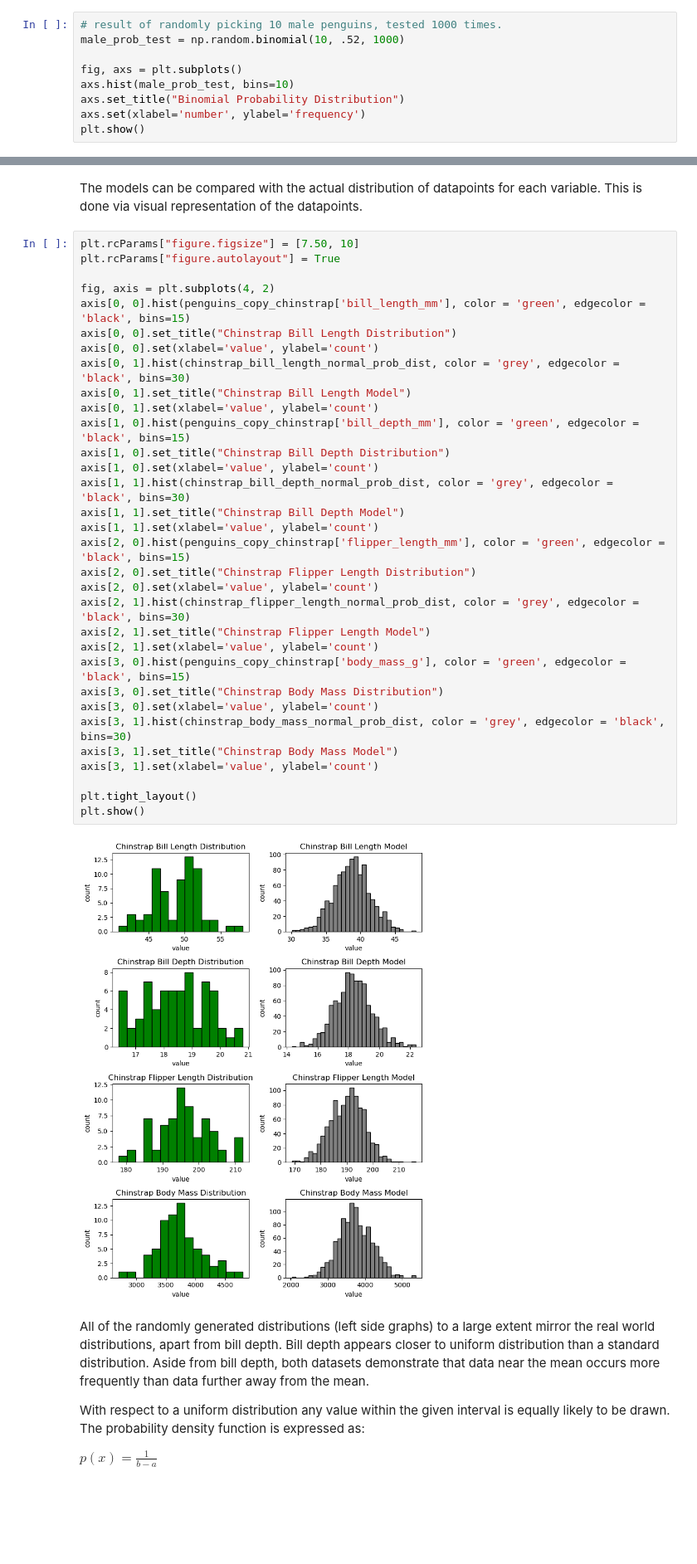
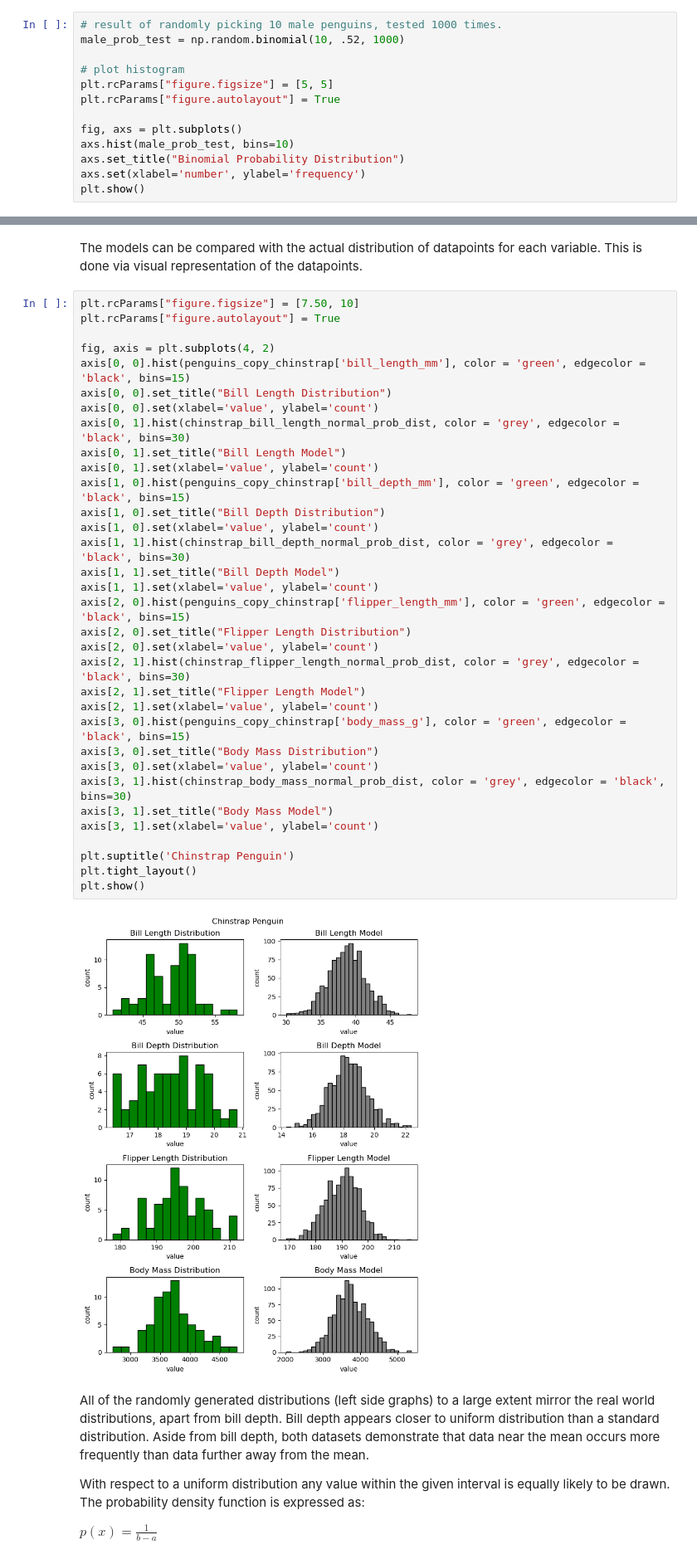
Before and after one commit to humphs078/data_analysis_fundamentals, a Jupyter notebook: tasks.ipynb, the cells around one changed output, grey strips where cells are left out. Shown at 83% size. Cells and saved outputs as stored; diff of their text form; blank space fills up the shorter version.

```diff
--- a/tasks.ipynb
+++ b/tasks.ipynb
@@ -482,6 +483,10 @@ import matplotlib.pyplot as plt
 # %%
 # result of randomly picking 10 male penguins, tested 1000 times.
 male_prob_test = np.random.binomial(10, .52, 1000)
+
+# plot histogram
+plt.rcParams["figure.figsize"] = [5, 5]
+plt.rcParams["figure.autolayout"] = True
 
 fig, axs = plt.subplots()
 axs.hist(male_prob_test, bins=10)
@@ -687,37 +697,38 @@ The models can be compared with the actual distribution of datapoints for each v
 # %%
 plt.rcParams["figure.figsize"] = [7.50, 10]
 plt.rcParams["figure.autolayout"] = True
 
 fig, axis = plt.subplots(4, 2)
 axis[0, 0].hist(penguins_copy_chinstrap['bill_length_mm'], color = 'green', edgecolor = 'black', bins=15)
-axis[0, 0].set_title("Chinstrap Bill Length Distribution")
+axis[0, 0].set_title("Bill Length Distribution")
 axis[0, 0].set(xlabel='value', ylabel='count')
 axis[0, 1].hist(chinstrap_bill_length_normal_prob_dist, color = 'grey', edgecolor = 'black', bins=30)
-axis[0, 1].set_title("Chinstrap Bill Length Model")
+axis[0, 1].set_title("Bill Length Model")
 axis[0, 1].set(xlabel='value', ylabel='count')
 axis[1, 0].hist(penguins_copy_chinstrap['bill_depth_mm'], color = 'green', edgecolor = 'black', bins=15)
-axis[1, 0].set_title("Chinstrap Bill Depth Distribution")
+axis[1, 0].set_title("Bill Depth Distribution")
 axis[1, 0].set(xlabel='value', ylabel='count')
 axis[1, 1].hist(chinstrap_bill_depth_normal_prob_dist, color = 'grey', edgecolor = 'black', bins=30)
-axis[1, 1].set_title("Chinstrap Bill Depth Model")
+axis[1, 1].set_title("Bill Depth Model")
 axis[1, 1].set(xlabel='value', ylabel='count')
 axis[2, 0].hist(penguins_copy_chinstrap['flipper_length_mm'], color = 'green', edgecolor = 'black', bins=15)
-axis[2, 0].set_title("Chinstrap Flipper Length Distribution")
+axis[2, 0].set_title("Flipper Length Distribution")
 axis[2, 0].set(xlabel='value', ylabel='count')
 axis[2, 1].hist(chinstrap_flipper_length_normal_prob_dist, color = 'grey', edgecolor = 'black', bins=30)
-axis[2, 1].set_title("Chinstrap Flipper Length Model")
+axis[2, 1].set_title("Flipper Length Model")
 axis[2, 1].set(xlabel='value', ylabel='count')
 axis[3, 0].hist(penguins_copy_chinstrap['body_mass_g'], color = 'green', edgecolor = 'black', bins=15)
-axis[3, 0].set_title("Chinstrap Body Mass Distribution")
+axis[3, 0].set_title("Body Mass Distribution")
 axis[3, 0].set(xlabel='value', ylabel='count')
 axis[3, 1].hist(chinstrap_body_mass_normal_prob_dist, color = 'grey', edgecolor = 'black', bins=30)
-axis[3, 1].set_title("Chinstrap Body Mass Model")
+axis[3, 1].set_title("Body Mass Model")
 axis[3, 1].set(xlabel='value', ylabel='count')
 
+plt.suptitle('Chinstrap Penguin')
 plt.tight_layout()
 plt.show()
 # %% [output]
-[figure, old version]
+[figure, new version]
 # %% [markdown]
 All of the randomly generated distributions (left side graphs) to a large extent mirror the real world distributions, apart from bill depth. Bill depth appears closer to uniform distribution than a standard distribution. Aside from bill depth, both datasets demonstrate that data near the mean occurs more frequently than data further away from the mean.
 
```
Also changed, not shown: parts of 16 cells of this notebook.
